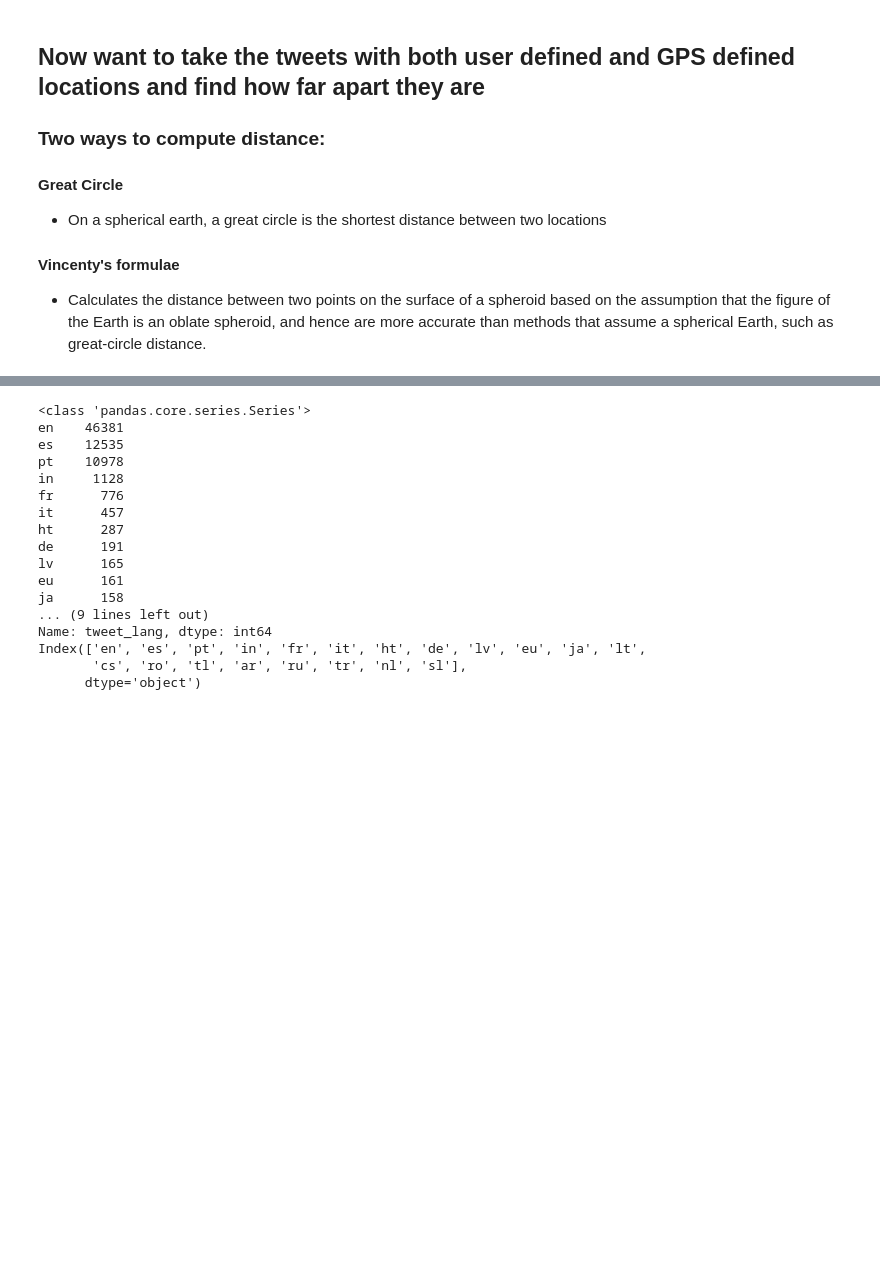
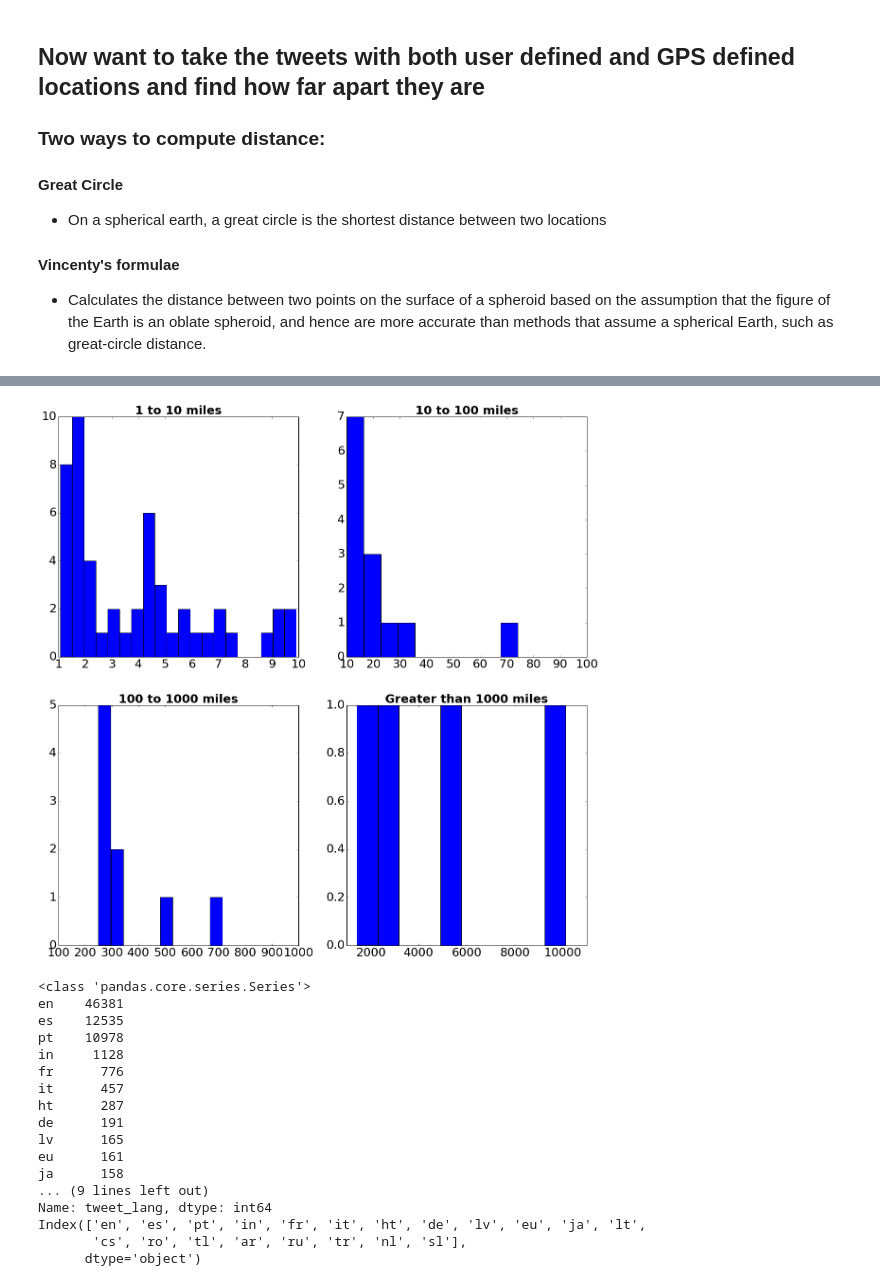
Before and after one commit to gifforda/Python_Twitter_exploration, a Jupyter notebook: notebooks/Process_JSON_tweets.ipynb, the cells around one changed output, grey strips where cells are left out. Saved outputs shown, nothing was run; the diff lists cells and outputs as text; code cells hidden in the pictures; blank space fills up the shorter version.

Commit message:
calculated distance between gps points

```diff
--- a/notebooks/Process_JSON_tweets.ipynb
+++ b/notebooks/Process_JSON_tweets.ipynb
@@ -264,0 +273,20 @@ from geopy.distance import vincenty
+# %%
+
+geolocator = Nominatim()
+
+latList = list(tweets_w_Location['geo_lats'])
+lonList = list(tweets_w_Location['geo_lons'])
+usrLats = list(tweets_w_Location['user_lats'])
+usrLons = list(tweets_w_Location['user_lons'])
+locList = list(tweets_w_Location['tweet_location'])
+
+tmpLat1 = latList[0]
+tmpLon1 = lonList[0]
+
+location = geolocator.reverse("%s,%s" %(tmpLat1,tmpLon1))
+print("Full Address:")
+print(location.address)
+print("\nLocation Raw Dict:\n")
+print(location.raw)
+print(location.raw['boundingbox'])
+#print(location.raw['address']['country'])
@@ -265,3 +353,33 @@ from geopy.distance import vincenty
+# %%
+# Histogram of distance between points:
+plt.figure(figsize=(20,20))
+plt.rc('xtick', labelsize=25)
+plt.rc('ytick', labelsize=25)
+
+plt.subplot(221)
+plt.hist(distance_btw_points_10, bins=20)
+plt.xlim([1,10])
+plt.title("1 to 10 miles", fontsize=25, fontweight='bold')
+
+
+plt.subplot(222)
+plt.hist(distance_btw_points_100)
+plt.xlim([10,100])
+plt.title("10 to 100 miles", fontsize=25, fontweight='bold')
+
+plt.subplot(223)
+plt.hist(distance_btw_points_1000)
+plt.xlim([100,1000])
+plt.title("100 to 1000 miles", fontsize=25, fontweight='bold')
+
+plt.subplot(224)
+plt.hist(distance_btw_points_big)
+plt.xlim([1000,11000])
+plt.title("Greater than 1000 miles", fontsize=25, fontweight='bold')
+
+plt.show()
+# %% [output]
+[figure, added]
 # %%
 tweets_by_lang = tweets_full_dataframe['tweet_lang'].value_counts()
 print(type(tweets_by_lang))
```
Also changed, not shown: parts of 6 cells of this notebook.
